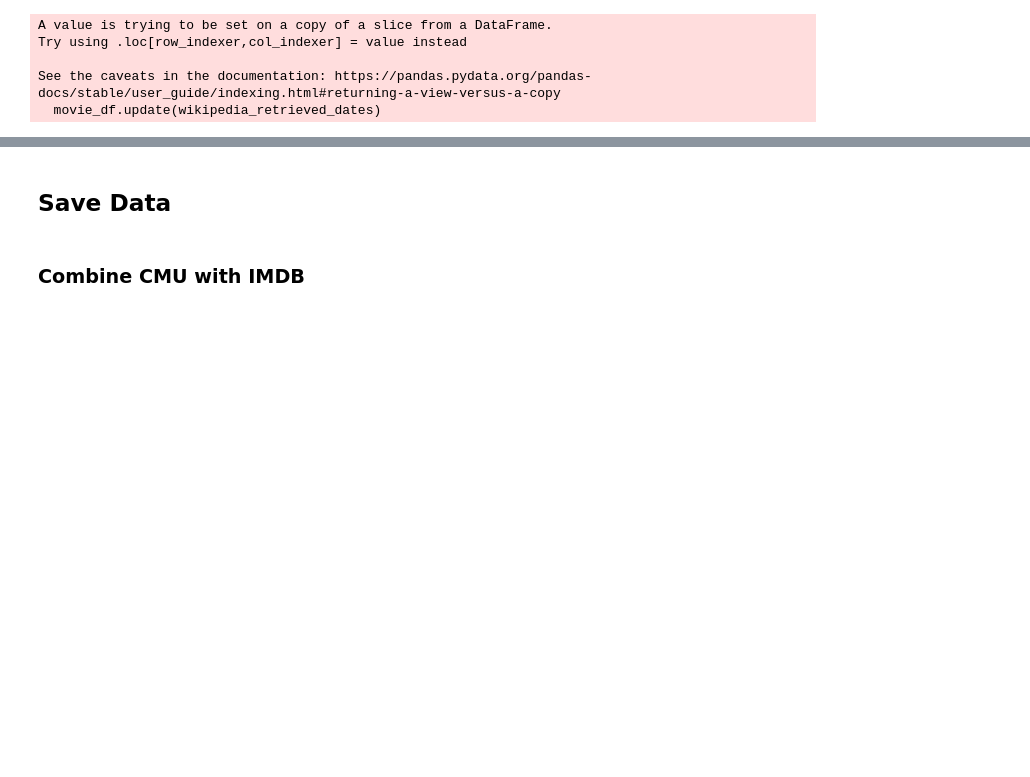
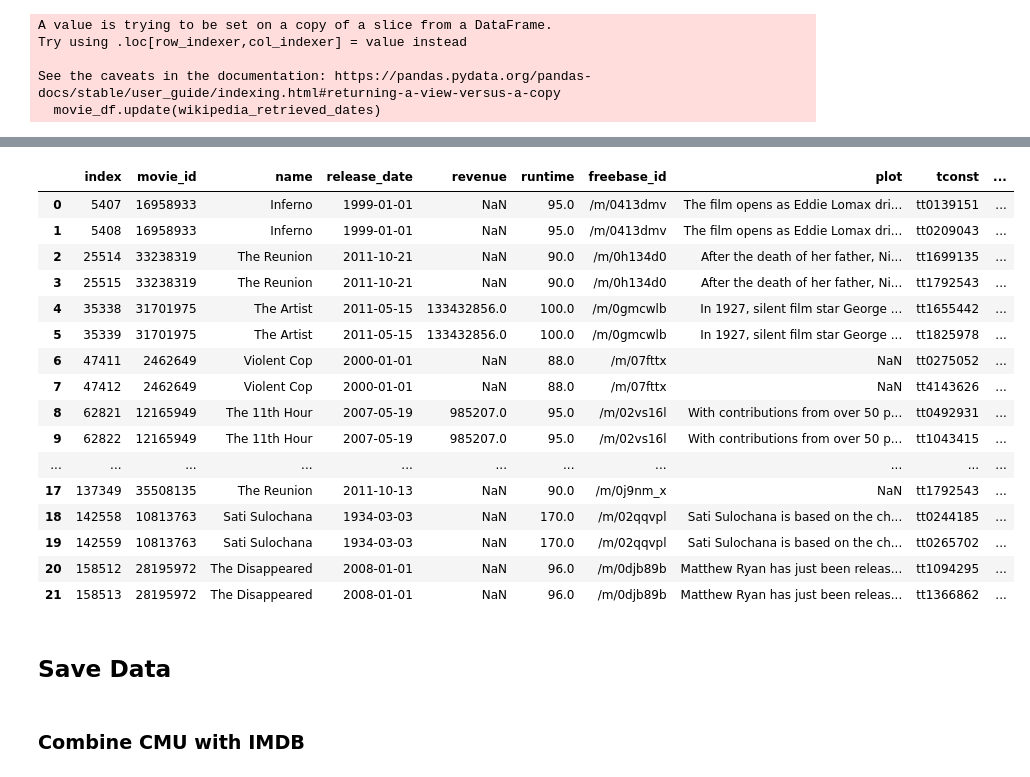
Before and after one commit to epfl-ada/ada-2022-project-zozoz, a Jupyter notebook: src/create_data.ipynb, the cells around one changed output, grey strips where cells are left out. Saved outputs shown, nothing was run; the diff lists cells and outputs as text; code cells hidden in the pictures; blank space fills up the shorter version.

```diff
--- a/src/create_data.ipynb
+++ b/src/create_data.ipynb
@@ -148,3 +187,41 @@ See the caveats in the documentation: https://pandas.pydata.org/pandas-docs/stab
+# %%
+merged_standard = merged[~merged["movie_id"].duplicated(keep=False)]
+merged_duplicated = merged[merged["movie_id"].duplicated(keep=False)]
+# %%
+merged_duplicated = merged_duplicated[
+    merged_duplicated.release_date.apply(lambda r: r.year) == merged_duplicated.start_year]
+merged_standard = pd.concat([
+    merged_standard,merged_duplicated[~merged_duplicated["movie_id"].duplicated(keep=False)]])
+# %%
+merged_duplicated = merged_duplicated[merged_duplicated["movie_id"].duplicated(keep=False)]
+merged_duplicated = merged_duplicated[merged_duplicated["runtime"] ==
+                                      merged_duplicated["runtime_minutes"]]
+merged_standard = pd.concat([
+    merged_standard,merged_duplicated[~merged_duplicated["movie_id"].duplicated(keep=False)]])
+# %%
+merged_duplicated = merged_duplicated[merged_duplicated["movie_id"].duplicated(keep=False)]
+merged_duplicated = merged_duplicated.reset_index()
+# %%
+#merged_duplicated.drop([0,1])
+merged_duplicated
+# %% [output]
+|  | index | movie_id | name | release_date | revenue | runtime | freebase_id | plot | tconst | ... |
+| 0 | 5407 | 16958933 | Inferno | 1999-01-01 | NaN | 95.0 | /m/0413dmv | The film opens as Eddie Lomax dri... | tt0139151 | ... |
+| 1 | 5408 | 16958933 | Inferno | 1999-01-01 | NaN | 95.0 | /m/0413dmv | The film opens as Eddie Lomax dri... | tt0209043 | ... |
+| 2 | 25514 | 33238319 | The Reunion | 2011-10-21 | NaN | 90.0 | /m/0h134d0 | After the death of her father, Ni... | tt1699135 | ... |
+| 3 | 25515 | 33238319 | The Reunion | 2011-10-21 | NaN | 90.0 | /m/0h134d0 | After the death of her father, Ni... | tt1792543 | ... |
+| 4 | 35338 | 31701975 | The Artist | 2011-05-15 | 133432856.0 | 100.0 | /m/0gmcwlb | In 1927, silent film star George ... | tt1655442 | ... |
+| 5 | 35339 | 31701975 | The Artist | 2011-05-15 | 133432856.0 | 100.0 | /m/0gmcwlb | In 1927, silent film star George ... | tt1825978 | ... |
+| 6 | 47411 | 2462649 | Violent Cop | 2000-01-01 | NaN | 88.0 | /m/07fttx | NaN | tt0275052 | ... |
+| 7 | 47412 | 2462649 | Violent Cop | 2000-01-01 | NaN | 88.0 | /m/07fttx | NaN | tt4143626 | ... |
+| 8 | 62821 | 12165949 | The 11th Hour | 2007-05-19 | 985207.0 | 95.0 | /m/02vs16l | With contributions from over 50 p... | tt0492931 | ... |
+| 9 | 62822 | 12165949 | The 11th Hour | 2007-05-19 | 985207.0 | 95.0 | /m/02vs16l | With contributions from over 50 p... | tt1043415 | ... |
+| ... | ... | ... | ... | ... | ... | ... | ... | ... | ... | ... |
+| 17 | 137349 | 35508135 | The Reunion | 2011-10-13 | NaN | 90.0 | /m/0j9nm_x | NaN | tt1792543 | ... |
+| 18 | 142558 | 10813763 | Sati Sulochana | 1934-03-03 | NaN | 170.0 | /m/02qqvpl | Sati Sulochana is based on the ch... | tt0244185 | ... |
+| 19 | 142559 | 10813763 | Sati Sulochana | 1934-03-03 | NaN | 170.0 | /m/02qqvpl | Sati Sulochana is based on the ch... | tt0265702 | ... |
+| 20 | 158512 | 28195972 | The Disappeared | 2008-01-01 | NaN | 96.0 | /m/0djb89b | Matthew Ryan has just been releas... | tt1094295 | ... |
+| 21 | 158513 | 28195972 | The Disappeared | 2008-01-01 | NaN | 96.0 | /m/0djb89b | Matthew Ryan has just been releas... | tt1366862 | ... |
 # %% [markdown]
 ## Save Data
 # %%
```
Also changed, not shown: parts of 11 cells of this notebook, 1 other file.
